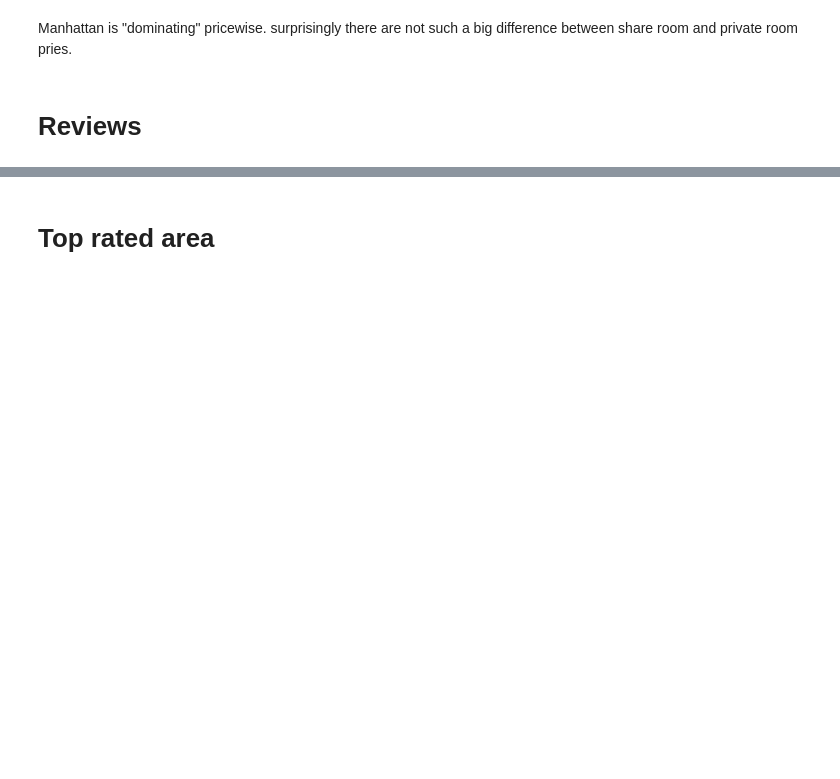
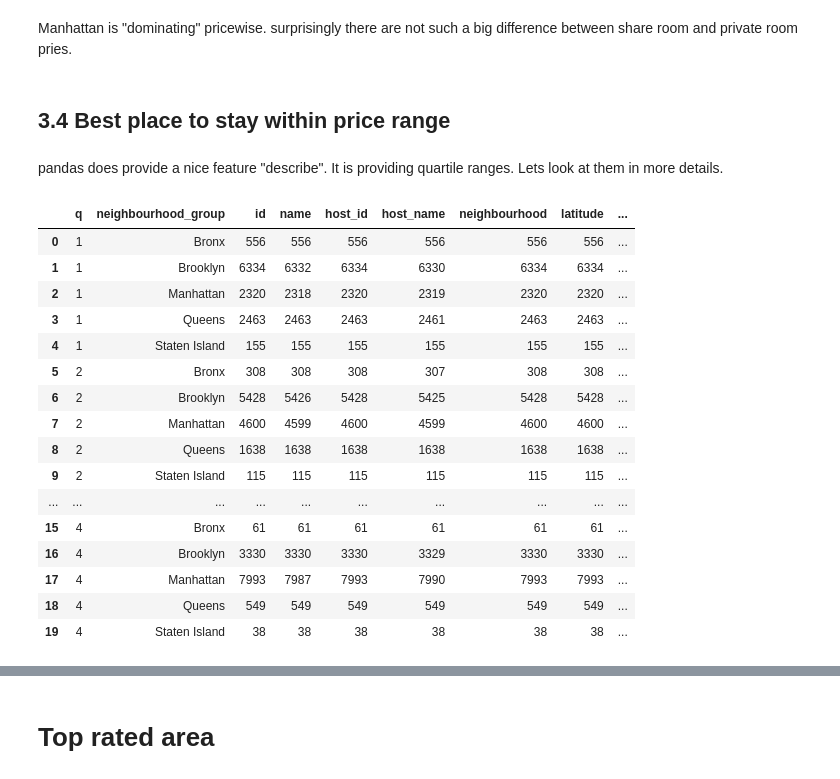
Before and after one commit to slamatik/Kaggle-Projects, a Jupyter notebook: New York Airbnb EDA/new-york-airbnb-eda.ipynb, the cells around one changed output, grey strips where cells are left out. Drawn from its saved outputs; the diff is of its cells as text; code cells hidden in the pictures; blank space fills up the shorter version.

Commit message:
content table added questions.txt updated with few new qeustion

```diff
--- a/New York Airbnb EDA/new-york-airbnb-eda.ipynb
+++ b/New York Airbnb EDA/new-york-airbnb-eda.ipynb
@@ -201,5 +243,7 @@ sns.barplot(x=df_ng_rt.room_type, y=df_ng_rt.avg_price, hue=df_ng_rt.neighbourho
 [figure]
 # %% [markdown]
 Manhattan is "dominating" pricewise. surprisingly there are not such a big difference between share room and private room pries.
-# %% [markdown]
-# Reviews
+# %% [markdown]
+## 3.4 Best place to stay within price range <a class="anchor" id="3.4"></a>
+# %% [markdown]
+pandas does provide a nice feature "describe". It is providing quartile ranges. Lets look at them in more details.
@@ -205,0 +261,24 @@ Manhattan is "dominating" pricewise. surprisingly there are not such a big diffe
+# %%
+df_tmp = df.copy()
+df_tmp['q'] = df_tmp.price.apply(lambda x: price_range_f(x))
+df_tmp_grouped = df_tmp.groupby(['q', 'neighbourhood_group']).agg(
+                                    count=('price', 'count'))
+df_tmp_grouped
+# %% [output]
+|  | q | neighbourhood_group | id | name | host_id | host_name | neighbourhood | latitude | ... |
+| 0 | 1 | Bronx | 556 | 556 | 556 | 556 | 556 | 556 | ... |
+| 1 | 1 | Brooklyn | 6334 | 6332 | 6334 | 6330 | 6334 | 6334 | ... |
+| 2 | 1 | Manhattan | 2320 | 2318 | 2320 | 2319 | 2320 | 2320 | ... |
+| 3 | 1 | Queens | 2463 | 2463 | 2463 | 2461 | 2463 | 2463 | ... |
+| 4 | 1 | Staten Island | 155 | 155 | 155 | 155 | 155 | 155 | ... |
+| 5 | 2 | Bronx | 308 | 308 | 308 | 307 | 308 | 308 | ... |
+| 6 | 2 | Brooklyn | 5428 | 5426 | 5428 | 5425 | 5428 | 5428 | ... |
+| 7 | 2 | Manhattan | 4600 | 4599 | 4600 | 4599 | 4600 | 4600 | ... |
+| 8 | 2 | Queens | 1638 | 1638 | 1638 | 1638 | 1638 | 1638 | ... |
+| 9 | 2 | Staten Island | 115 | 115 | 115 | 115 | 115 | 115 | ... |
+| ... | ... | ... | ... | ... | ... | ... | ... | ... | ... |
+| 15 | 4 | Bronx | 61 | 61 | 61 | 61 | 61 | 61 | ... |
+| 16 | 4 | Brooklyn | 3330 | 3330 | 3330 | 3329 | 3330 | 3330 | ... |
+| 17 | 4 | Manhattan | 7993 | 7987 | 7993 | 7990 | 7993 | 7993 | ... |
+| 18 | 4 | Queens | 549 | 549 | 549 | 549 | 549 | 549 | ... |
+| 19 | 4 | Staten Island | 38 | 38 | 38 | 38 | 38 | 38 | ... |
```
Also changed, not shown: parts of 36 cells of this notebook, 1 other file.
